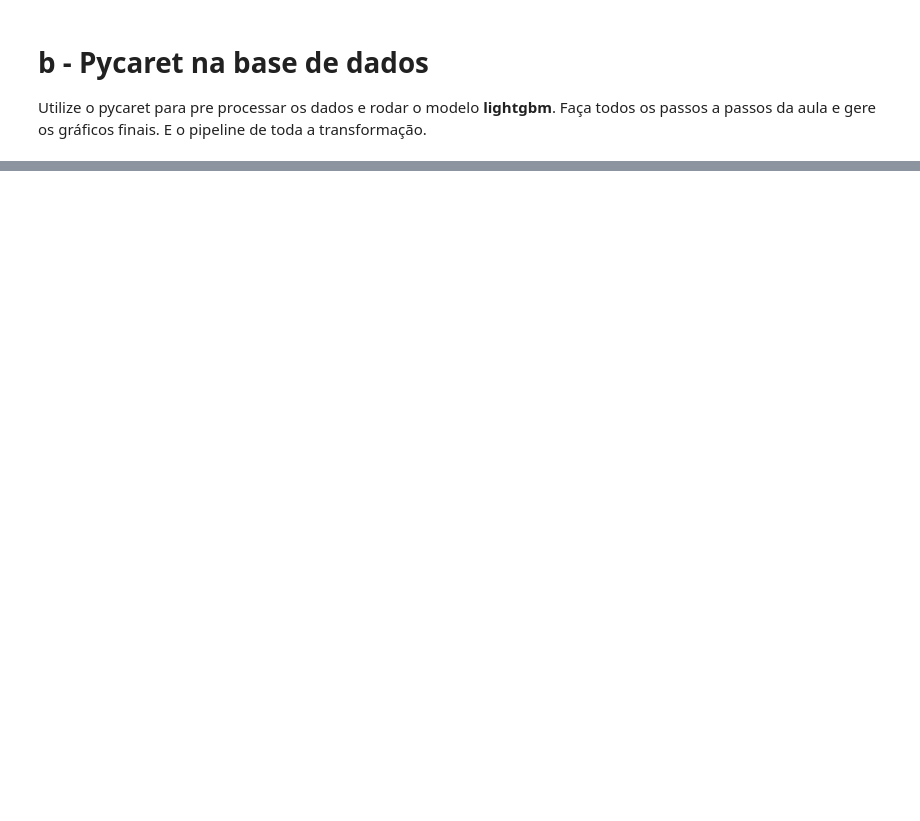
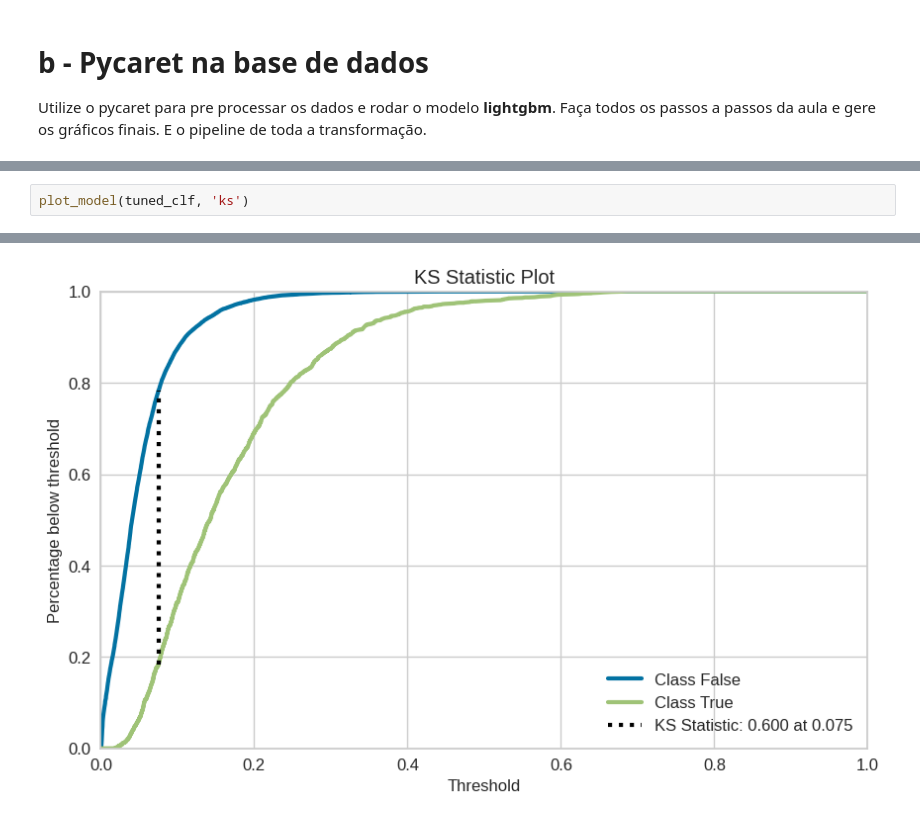
Before and after one commit to nerdmanPc/ebac_cd_mod38, a Jupyter notebook: Mod38Exercicio1.ipynb, the cells around one changed output, grey strips where cells are left out. Saved outputs shown, nothing was run; the diff lists cells and outputs as text; blank space fills up the shorter version.

```diff
--- a/Mod38Exercicio1.ipynb
+++ b/Mod38Exercicio1.ipynb
@@ -552,0 +648,3 @@ xxx = create_model('xxx')
+# %%
+plot_model(tuned_clf, 'ks')
+# %% [output]
@@ -552,0 +652 @@ xxx = create_model('xxx')
+[figure, added]
```
Also changed, not shown: parts of 29 cells of this notebook, 1 other file.
